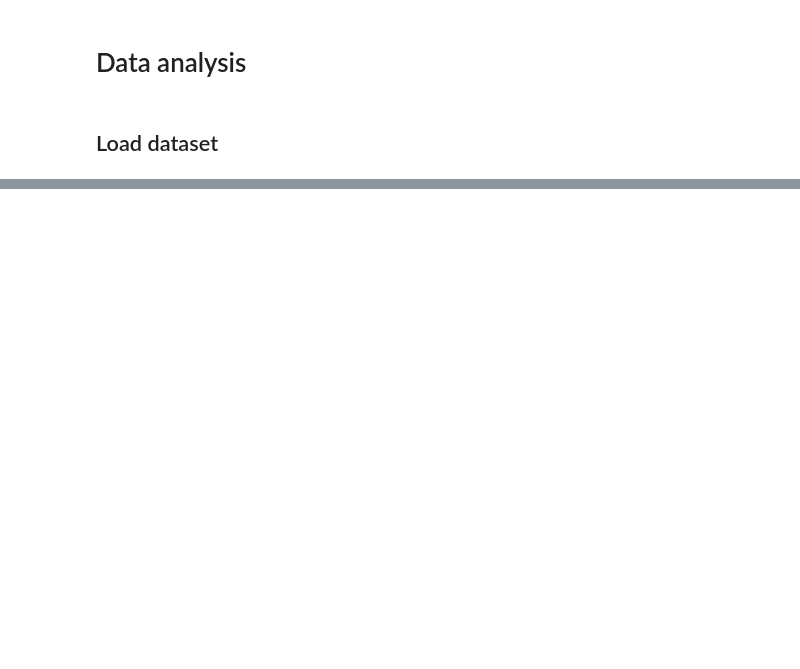
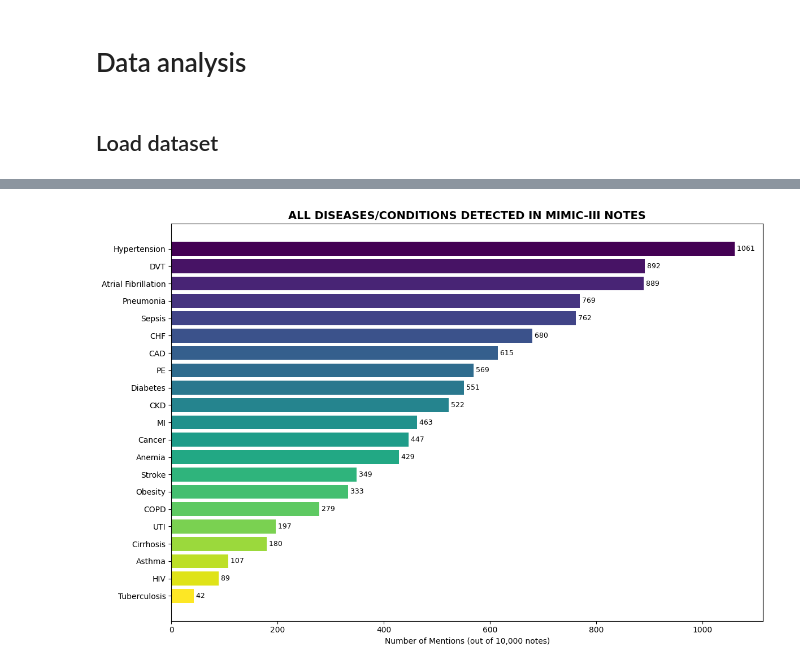
Before and after one commit to surftijmen/agentic-hitl-medical-annotation, a Jupyter notebook: notebooks/data_analysis.ipynb, the cells around one changed output, grey strips where cells are left out. Saved outputs shown, nothing was run; the diff lists cells and outputs as text; code cells hidden in the pictures; blank space fills up the shorter version.

```diff
--- a/notebooks/data_analysis.ipynb
+++ b/notebooks/data_analysis.ipynb
@@ -4,10 +4,9 @@
 import pandas as pd
 import numpy as np
 import matplotlib.pyplot as plt
+import pyarrow.parquet as pq
+import re
 
-from collections import Counter
-from sklearn.feature_extraction.text import CountVectorizer
-
-plt.rcParams["figure.figsize"] = (8, 4)
+file_path = "../data/mimiciii_notes.parquet"
 # %% [markdown]
 ## Load dataset
@@ -182,0 +34,5 @@ Label 5: 0.6010
+# %%
+df = pd.read_parquet(
+    file_path,
+    columns=["SUBJECT_ID", "HADM_ID", "TEXT"]
+)
@@ -182,0 +74,3 @@ Label 5: 0.6010
+# %%
+clean_text = clean_mimic_note(df["TEXT"].iloc[0])
+print(clean_text)
@@ -182,0 +79,83 @@ Label 5: 0.6010
+# %%
+## Disease Detection and Visualization
+
+# Define common diseases to extract
+disease_patterns = {
+    'Hypertension': r'\b(hypertension|HTN|high blood pressure)\b',
+    'Diabetes': r'\b(diabetes|DM|diabetic)\b',
+    'COPD': r'\b(COPD|chronic obstructive pulmonary disease)\b',
+    'CHF': r'\b(CHF|congestive heart failure|heart failure)\b',
+    'Pneumonia': r'\b(pneumonia)\b',
+    'Sepsis': r'\b(sepsis|septic)\b',
+    'Atrial Fibrillation': r'\b(atrial fibrillation|afib|AF)\b',
+    'CAD': r'\b(CAD|coronary artery disease)\b',
+    'CKD': r'\b(CKD|chronic kidney disease|renal failure)\b',
+    'Asthma': r'\b(asthma)\b',
+    'Cancer': r'\b(cancer|carcinoma|malignancy|tumor|neoplasm)\b',
+    'Stroke': r'\b(stroke|CVA|cerebrovascular accident)\b',
+    'MI': r'\b(myocardial infarction|MI|heart attack)\b',
+    'Tuberculosis': r'\b(tuberculosis|TB)\b',
+    'Anemia': r'\b(anemia|anemic)\b',
+    'Cirrhosis': r'\b(cirrhosis)\b',
+    'HIV': r'\b(HIV|AIDS)\b',
+    'Obesity': r'\b(obesity|obese)\b',
+    'UTI': r'\b(UTI|urinary tract infection)\b',
+    'DVT': r'\b(DVT|deep vein thrombosis)\b',
+    'PE': r'\b(pulmonary embolism|PE)\b',
+}
+
+from collections import Counter
+
+sample_df = df.sample(n=10000, random_state=42)
+disease_counts = Counter()
+
+for text in sample_df['TEXT']:
+    clean_text = clean_mimic_note(str(text)).lower()
+    for disease, pattern in disease_patterns.items():
+        if re.search(pattern, clean_text, re.IGNORECASE):
+            disease_counts[disease] += 1
+
+# Sort by frequency
+diseases_sorted = sorted(disease_counts.items(), key=lambda x: x[1], reverse=True)
+diseases, counts = zip(*diseases_sorted)
+
+# Create visualization showing ALL diseases
+plt.figure(figsize=(12, 8))
+colors = plt.cm.viridis(np.linspace(0, 1, len(diseases)))
+plt.barh(range(len(diseases)), counts, color=colors)
+plt.yticks(range(len(diseases)), diseases)
+plt.xlabel('Number of Mentions (out of 10,000 notes)')
+plt.title('ALL DISEASES/CONDITIONS DETECTED IN MIMIC-III NOTES', fontweight='bold', fontsize=14)
+plt.gca().invert_yaxis()
+
+# Add count labels
+for i, count in enumerate(counts):
+    plt.text(count, i, f' {count}', va='center', fontsize=9)
+
+plt.tight_layout()
+plt.show()
+
+# Print summary
+print(f"\nTotal diseases detected: {len(disease_counts)}")
+print(f"Most common: {diseases_sorted[0][0]} ({diseases_sorted[0][1]} mentions)")
+
+
+## Additional Analysis
+
+# Note categories distribution
+plt.figure(figsize=(14, 5))
+
+
+# Top 10 diseases
+plt.subplot(1, 2, 2)
+top_10 = diseases_sorted[:10]
+d_names, d_counts = zip(*top_10)
+plt.bar(range(10), d_counts, color=plt.cm.plasma(np.linspace(0, 1, 10)))
+plt.xticks(range(10), d_names, rotation=45, ha='right')
+plt.ylabel('Frequency')
+plt.title('Top 10 Most Common Diseases', fontweight='bold')
+
+plt.tight_layout()
+plt.show()
+# %% [output]
+[figure, added]
```
Also changed, not shown: parts of 19 cells of this notebook, 11 other files.
